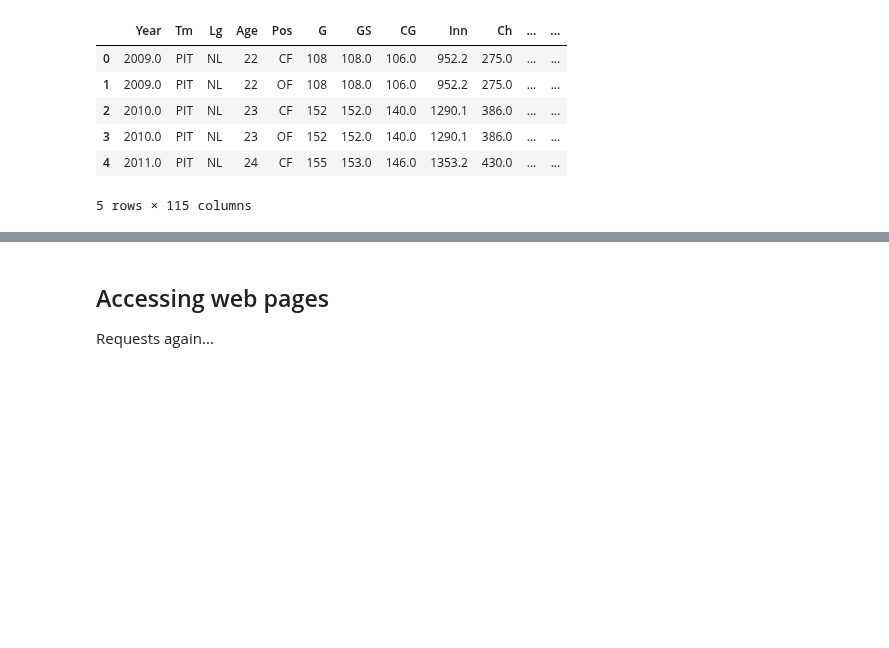
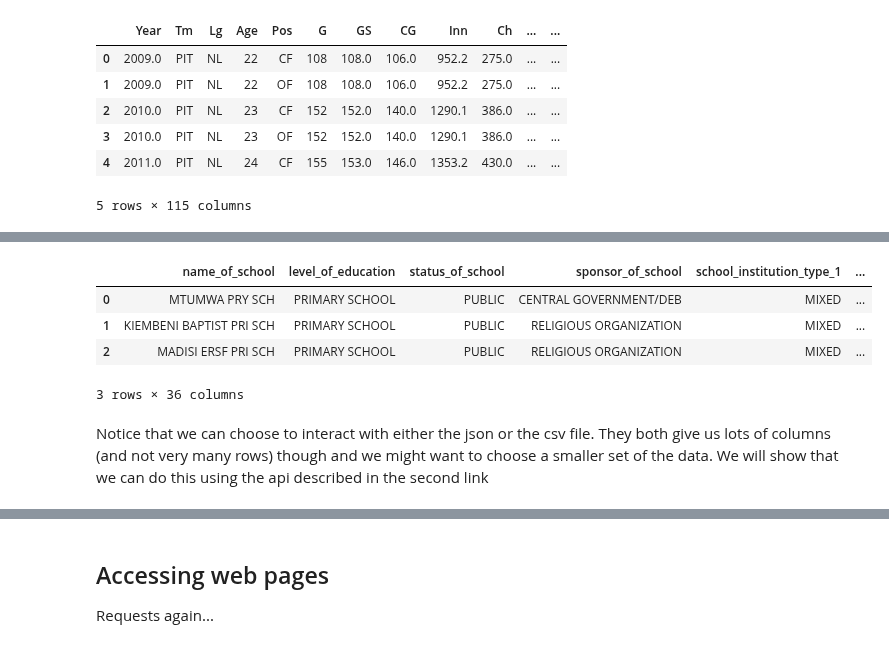
Before and after one commit to DaveBackus/Data_Bootcamp, a Jupyter notebook: Code/IPython/bootcamp_links-scraping.ipynb, the cells around one changed output, grey strips where cells are left out. Saved outputs shown, nothing was run; the diff lists cells and outputs as text; code cells hidden in the pictures; blank space fills up the shorter version.

Commit message:
Add more info to links/scraping notebook

```diff
--- a/Code/IPython/bootcamp_links-scraping.ipynb
+++ b/Code/IPython/bootcamp_links-scraping.ipynb
@@ -128,0 +163,14 @@ Chase's json example ..
+# %%
+base_url_csv = "https://www.opendata.go.ke/resource/p452-xb7c.csv"
+
+df_csv = pd.read_csv(base_url_csv)
+df_csv.columns = df_csv.columns.str.replace(" ", "_").str.lower()
+df_csv.head(3)
+# %% [output]
+|  | name_of_school | level_of_education | status_of_school | sponsor_of_school | school_institution_type_1 | ... |
+| 0 | MTUMWA PRY SCH | PRIMARY SCHOOL | PUBLIC | CENTRAL GOVERNMENT/DEB | MIXED | ... |
+| 1 | KIEMBENI BAPTIST PRI SCH | PRIMARY SCHOOL | PUBLIC | RELIGIOUS ORGANIZATION | MIXED | ... |
+| 2 | MADISI ERSF PRI SCH | PRIMARY SCHOOL | PUBLIC | RELIGIOUS ORGANIZATION | MIXED | ... |
+3 rows × 36 columns
+# %% [markdown]
+Notice that we can choose to interact with either the json or the csv file. They both give us lots of columns (and not very many rows) though and we might want to choose a smaller set of the data. We will show that we can do this using the api described in the second link
```
Also changed, not shown: parts of 16 cells of this notebook.
